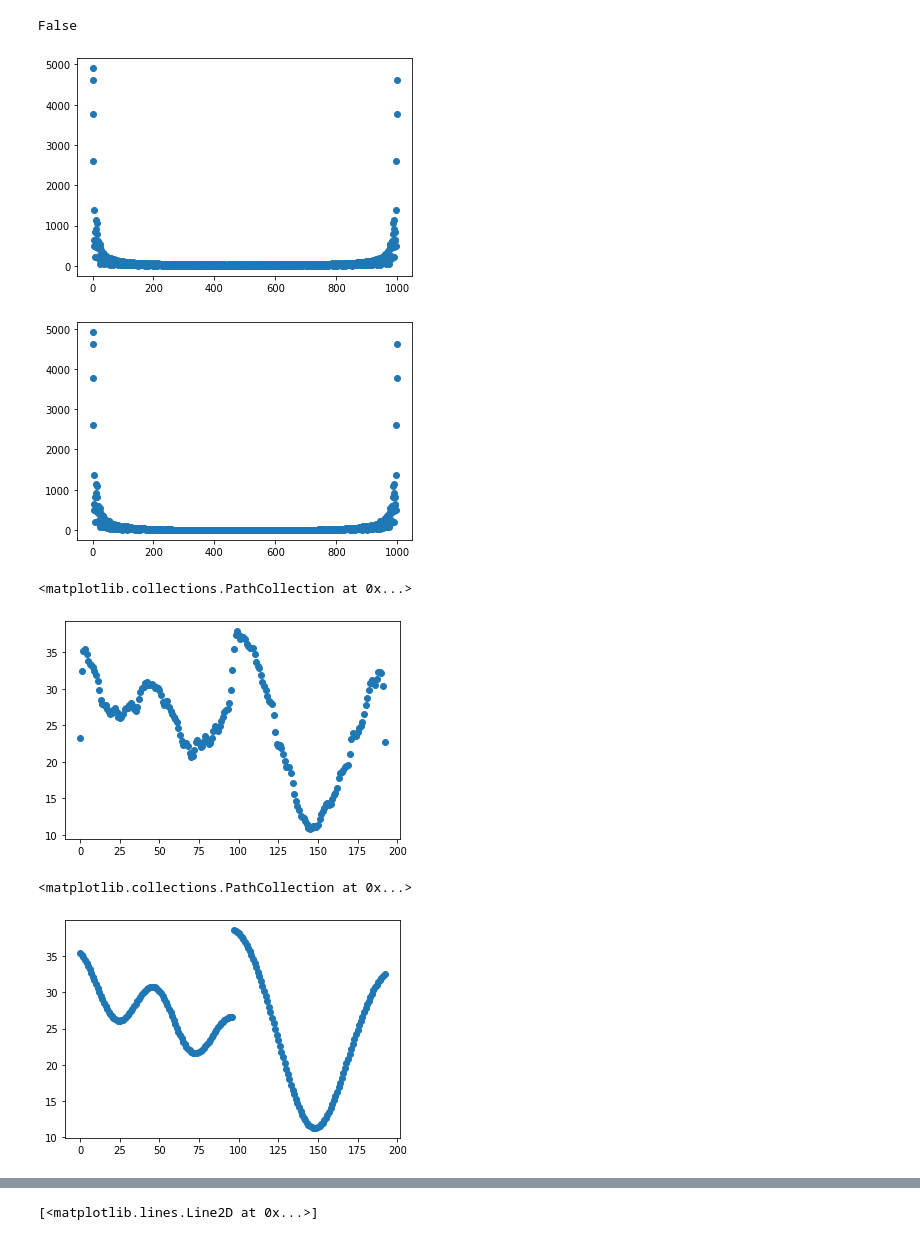
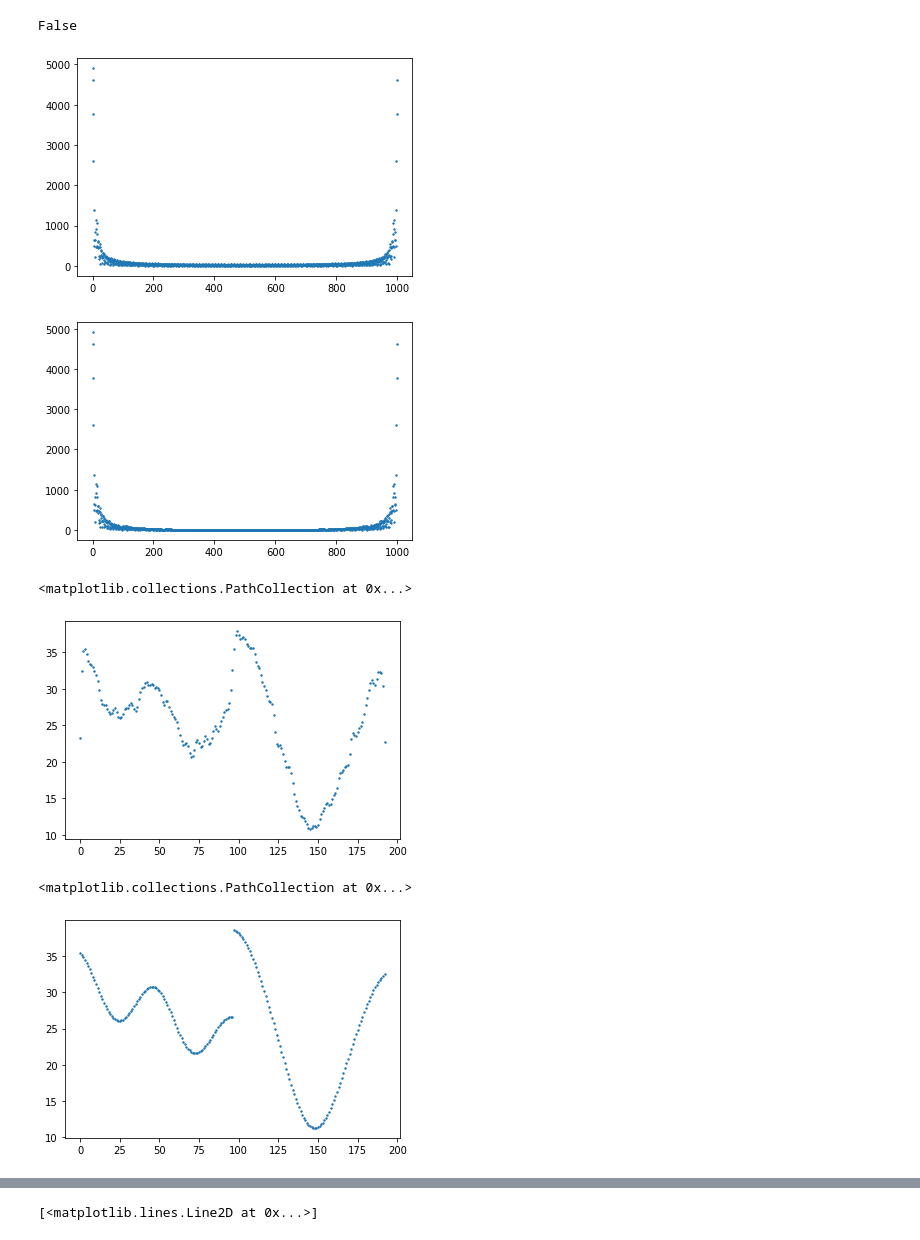
Before and after one commit to Mukulshingwani/Signal_denoising, a Jupyter notebook: analysis.ipynb, the cells around one changed output, grey strips where cells are left out. Cells and saved outputs as stored; diff of their text form; code cells hidden in the pictures.

```diff
--- a/analysis.ipynb
+++ b/analysis.ipynb
@@ -47,26 +47,26 @@ dft_x = dft(x)
 dft_x_magnitude = np.abs(dft_x)
 # %%
 
-plt.scatter(np.arange(0,1000),np.abs(dft_x))
+plt.scatter(np.arange(0,1000),np.abs(dft_x),s=2)
 plt.show()
 # %% [output]
-[figure, old version]
+[figure, new version]
 # %%
-plt.scatter(np.arange(0,1000), np.abs(shifted_dft_h * dft_y))
+plt.scatter(np.arange(0,1000), np.abs(shifted_dft_h * dft_y),s=2)
 plt.show()
 # %% [output]
-[figure, old version]
+[figure, new version]
 # %%
 x_hat = utils.conv1d(y, h)
 # %%
-plt.scatter(np.arange(193), x_hat)
+plt.scatter(np.arange(193), x_hat,s=2)
 # %% [output]
 <matplotlib.collections.PathCollection at 0x...>
-[figure, old version]
+[figure, new version]
 # %%
-plt.scatter(np.arange(193), x)
+plt.scatter(np.arange(193), x, s=2)
 # %% [output]
 <matplotlib.collections.PathCollection at 0x...>
-[figure, old version]
+[figure, new version]
 # %%
 blurred_x = utils.conv1d(x, h)
```
Also changed, not shown: parts of 3 cells of this notebook.
